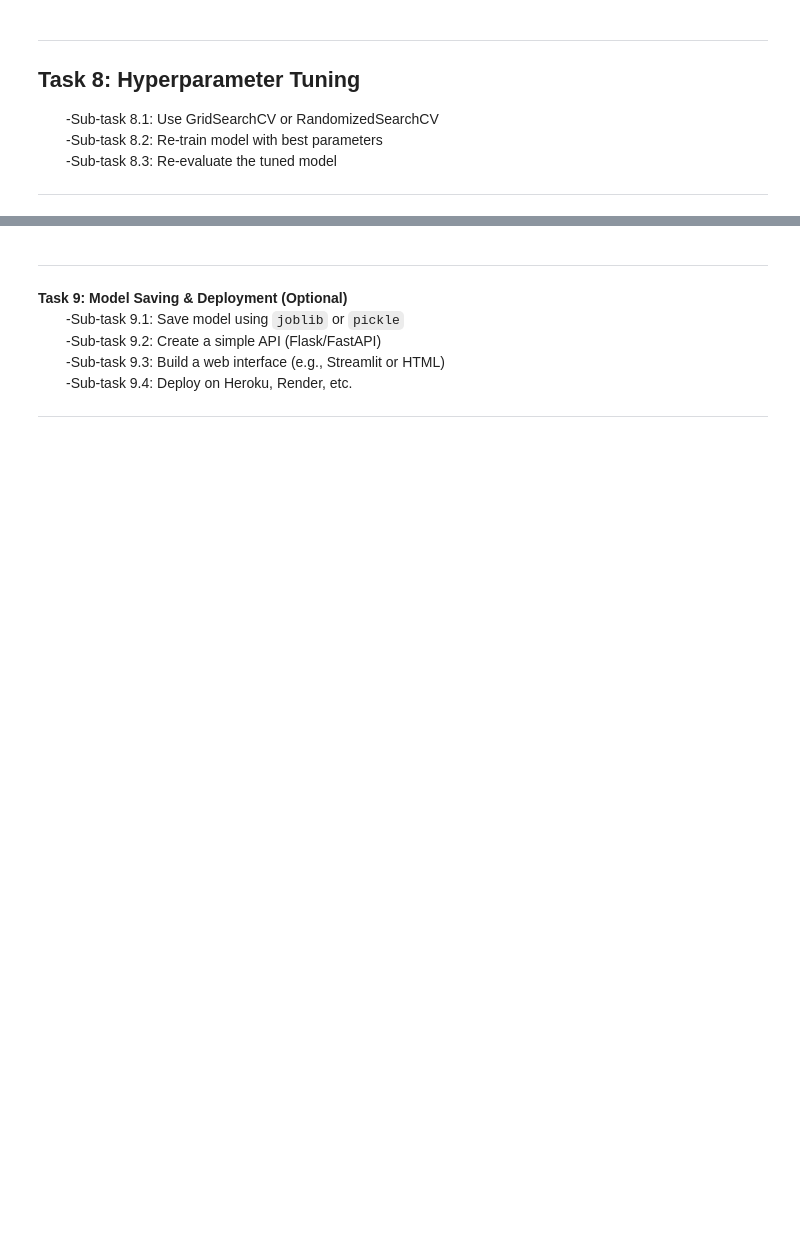
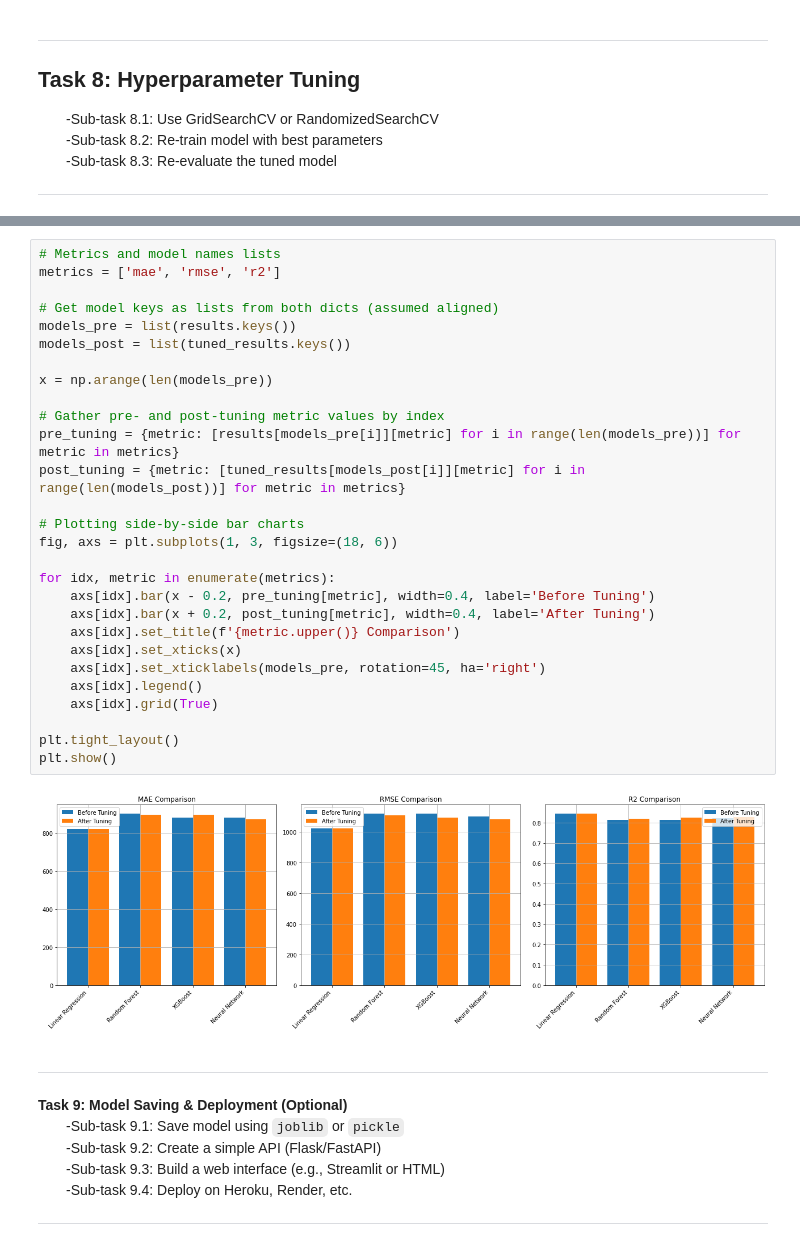
Before and after one commit to IssamBELHORMA/used_cars_price_prediction, a Jupyter notebook: Used cars price prediction.ipynb, the cells around one changed output, grey strips where cells are left out. Drawn from its saved outputs; the diff is of its cells as text; blank space fills up the shorter version.

```diff
--- a/Used cars price prediction.ipynb
+++ b/Used cars price prediction.ipynb
@@ -801,3 +772,33 @@ plt.show()
+# %%
+# Metrics and model names lists
+metrics = ['mae', 'rmse', 'r2']
+
+# Get model keys as lists from both dicts (assumed aligned)
+models_pre = list(results.keys())
+models_post = list(tuned_results.keys())
+
+x = np.arange(len(models_pre))
+
+# Gather pre- and post-tuning metric values by index
+pre_tuning = {metric: [results[models_pre[i]][metric] for i in range(len(models_pre))] for metric in metrics}
+post_tuning = {metric: [tuned_results[models_post[i]][metric] for i in range(len(models_post))] for metric in metrics}
+
+# Plotting side-by-side bar charts
+fig, axs = plt.subplots(1, 3, figsize=(18, 6))
+
+for idx, metric in enumerate(metrics):
+    axs[idx].bar(x - 0.2, pre_tuning[metric], width=0.4, label='Before Tuning')
+    axs[idx].bar(x + 0.2, post_tuning[metric], width=0.4, label='After Tuning')
+    axs[idx].set_title(f'{metric.upper()} Comparison')
+    axs[idx].set_xticks(x)
+    axs[idx].set_xticklabels(models_pre, rotation=45, ha='right')
+    axs[idx].legend()
+    axs[idx].grid(True)
+
+plt.tight_layout()
+plt.show()
+# %% [output]
+[figure, added]
 # %% [markdown]
 ---
 
```
Also changed, not shown: parts of 57 cells of this notebook.
